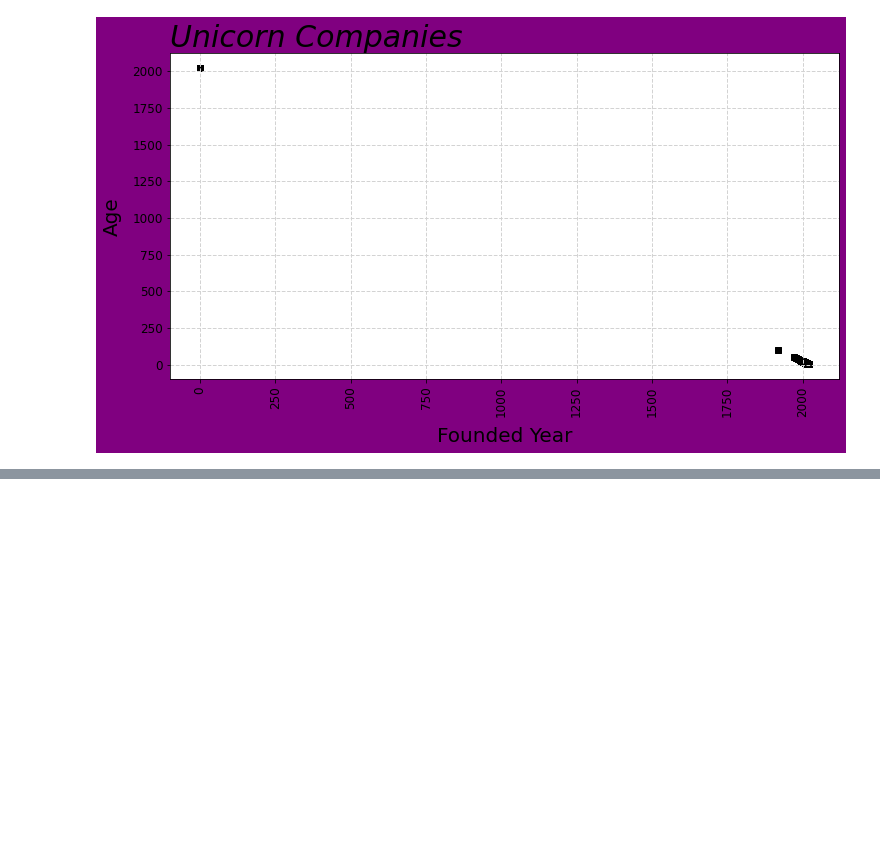
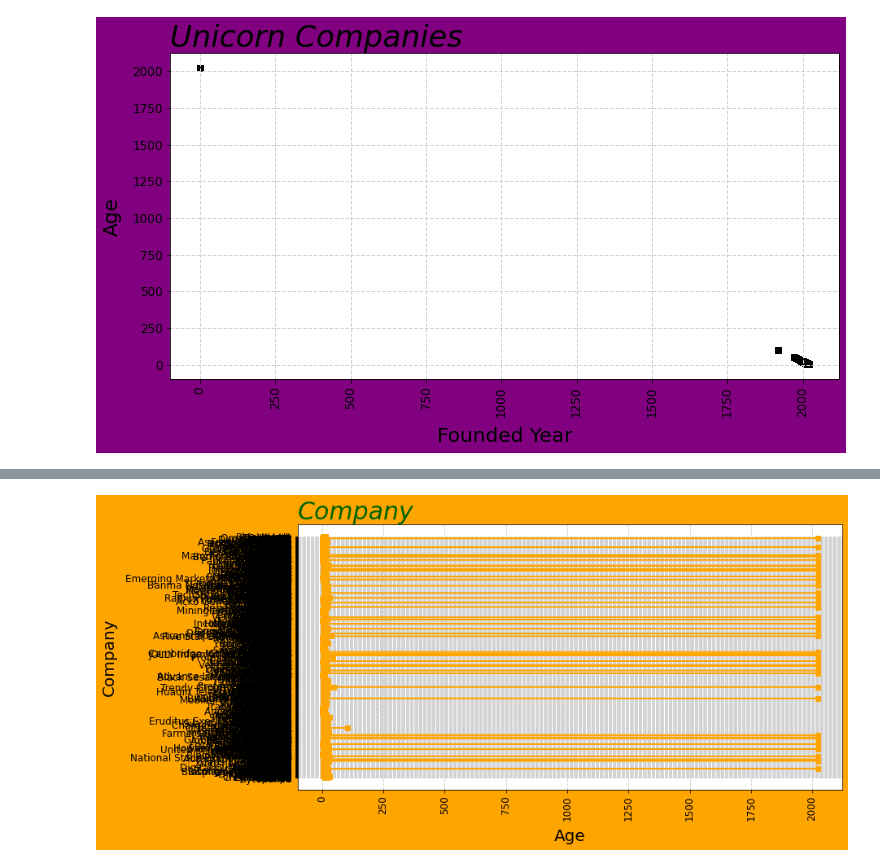
Before and after one commit to ClincieB/Unicorn_Companies, a Jupyter notebook: Unicorn_companies_project.ipynb, the cells around one changed output, grey strips where cells are left out. Cells and saved outputs as stored; diff of their text form; code cells hidden in the pictures; blank space fills up the shorter version.

```diff
--- a/Unicorn_companies_project.ipynb
+++ b/Unicorn_companies_project.ipynb
@@ -53,0 +83,12 @@ plt.show()
+# %%
+plt.figure(figsize = (12, 6), facecolor = "orange")
+plt.plot(cleaned_data['age'], cleaned_data['Company'], marker = 's', color = "orange")
+plt.xlabel("Age", fontsize = 20, labelpad=10)
+plt.ylabel("Company", fontsize = 20, labelpad=10)
+plt.grid(color = "lightgrey", linestyle = "--", linewidth = 1)
+plt.xticks(rotation="vertical")
+plt.tick_params(axis = "both", labelsize = "large")
+plt.title("Company", fontsize=30, loc = "left", fontstyle = "oblique", color = "darkgreen")
+plt.show()
+# %% [output]
+[figure, added]
```
Also changed, not shown: parts of 4 cells of this notebook.
